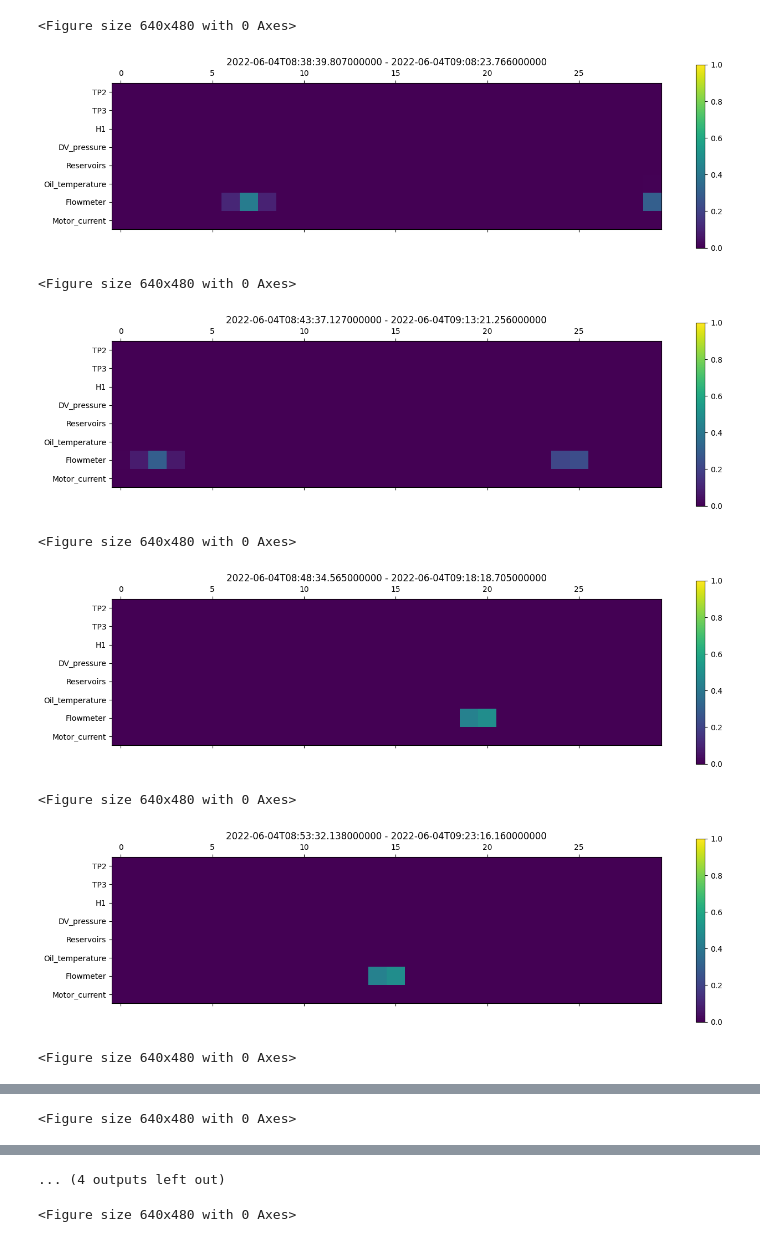
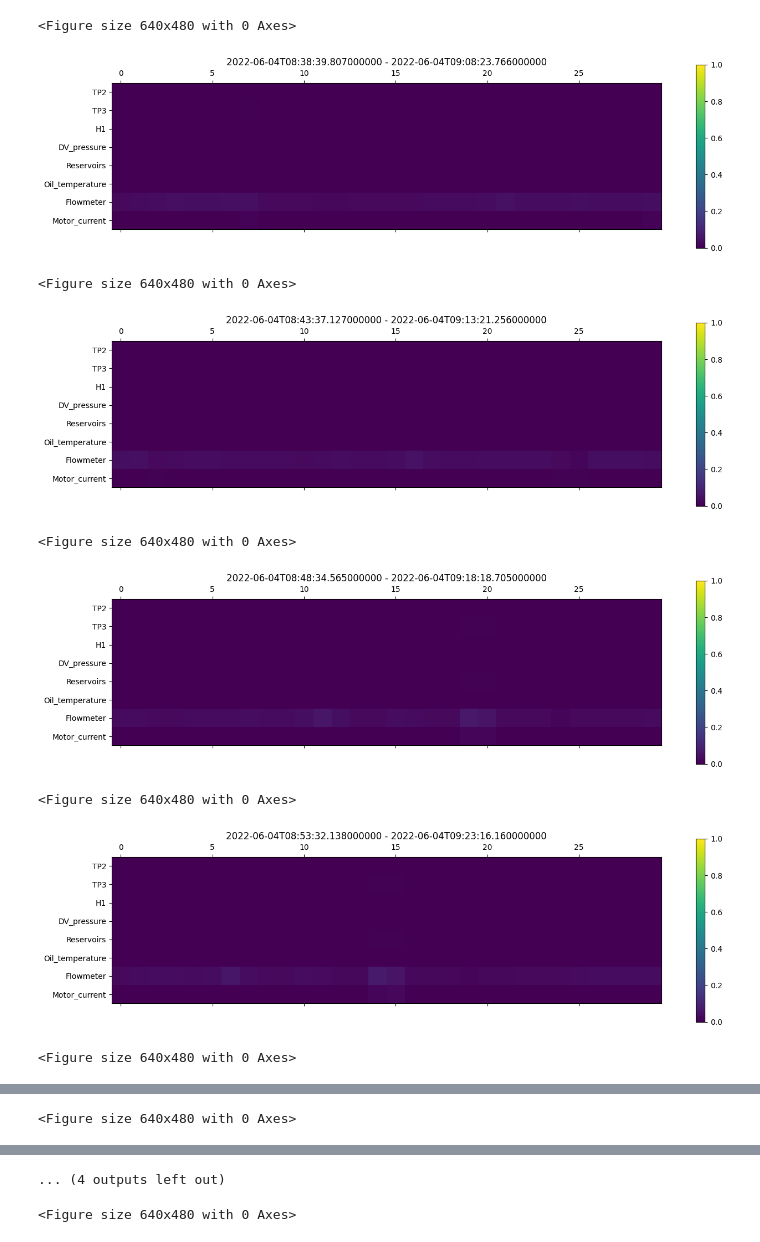
Before and after one commit to MatthiasJakobs/metro-xai, a Jupyter notebook: poc.ipynb, the cells around one changed output, grey strips where cells are left out. Drawn from its saved outputs; the diff is of its cells as text; code cells hidden in the pictures.

```diff
--- a/poc.ipynb
+++ b/poc.ipynb
@@ -10,38 +10,35 @@ from itertools import combinations
 # %%
 # Load data and model
 train_chunks, training_chunk_dates, test_chunks, test_chunk_dates = load_data()
-model = ModelTrainer(f'configs/TCN_AE.json').fit()
+model = ModelTrainer(f'configs/WAE_NOGAN.json').fit()
 # %%
 channel_names = ['TP2', 'TP3', 'H1', 'DV_pressure', 'Reservoirs','Oil_temperature', 'Flowmeter', 'Motor_current']
-use_channels = np.array([0, 1, 2, 3, 4, 5, 6, 7])
-#use_channels = np.array([0, 1, 2, 3, 4, 5, 7])
 
-channel_names = [cn for i, cn in enumerate(channel_names) if i in use_channels]
 test_indices_to_check = np.array([898, 899, 900, 901, 902, 903, 904, 905])
 # Get prediction
 X = test_chunks[test_indices_to_check]
-reconstructions = model.predict(X)[..., use_channels]
-errors = model.calc_loss(X, X, average=False)[..., use_channels]
+reconstructions = model.predict(X)
+errors = model.calc_loss(X, X, average=False)
 
 segment_size = 60 # One minute segments
 mask = np.arange(1800).reshape(-1, segment_size)
 error_summary = errors[:, mask].sum(axis=2) / errors.sum(axis=(1, 2)).reshape(-1, 1, 1)
 
 for i in range(len(test_indices_to_check)):
     index = test_indices_to_check[i]
     test_range = test_chunk_dates[index]
     plt.figure()
     plt.matshow(error_summary[i].T, vmin=0, vmax=1)
     plt.yticks(ticks=np.arange(len(channel_names)), labels=channel_names)
     plt.colorbar()
     plt.title(f'{test_range[0]} - {test_range[1]}')
 # %% [output]
 <Figure size 640x480 with 0 Axes>
-[figure, old version]
+[figure, new version]
 <Figure size 640x480 with 0 Axes>
-[figure, old version]
+[figure, new version]
 <Figure size 640x480 with 0 Axes>
-[figure, old version]
+[figure, new version]
 <Figure size 640x480 with 0 Axes>
-[figure, old version]
+[figure, new version]
 <Figure size 640x480 with 0 Axes>
```
Also changed, not shown: parts of 4 cells of this notebook, 10 other files.
